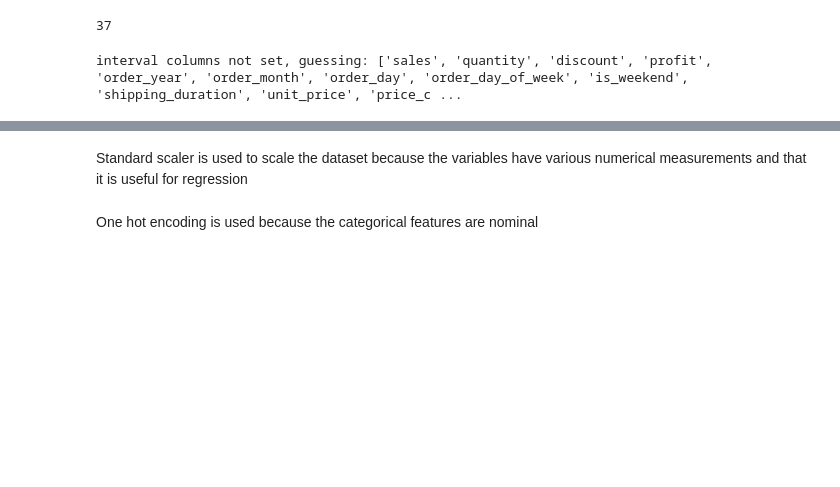
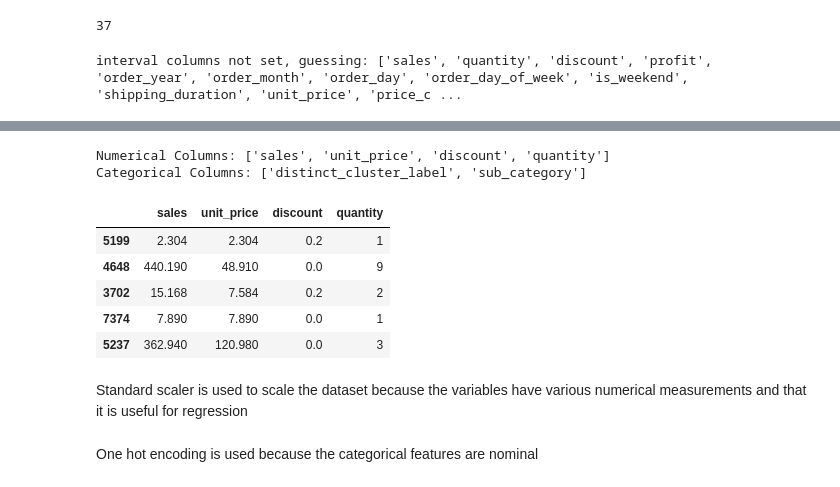
Before and after one commit to FTDS-assignment-bay/p2-final-project-ftds-003-bsd-group-001, a Jupyter notebook: final.ipynb, the cells around one changed output, grey strips where cells are left out. Cells and saved outputs as stored; diff of their text form; code cells hidden in the pictures; blank space fills up the shorter version.

```diff
--- a/final.ipynb
+++ b/final.ipynb
@@ -591,0 +506,23 @@ with open('preprocessor.pkl', 'wb') as file:
+# %%
+n_col = X_train.select_dtypes(include = np.number).columns.tolist()  # select all the number columns and append them to n_col
+c_col = X_train.select_dtypes(include = ['object']).columns.tolist() # select all the object columns and append them to c_col
+print('Numerical Columns:', n_col)
+print('Categorical Columns:', c_col)
+# %% [output]
+Numerical Columns: ['sales', 'unit_price', 'discount', 'quantity']
+Categorical Columns: ['distinct_cluster_label', 'sub_category']
+# %%
+X_train_n = X_train[n_col] #add the values of the columns to the test and train columns
+X_test_n = X_test[n_col]
+
+X_train_c = X_train[c_col]
+X_test_c = X_test[c_col]
+
+X_train_n.head()
+# %% [output]
+|  | sales | unit_price | discount | quantity |
+| 5199 | 2.304 | 2.304 | 0.2 | 1 |
+| 4648 | 440.190 | 48.910 | 0.0 | 9 |
+| 3702 | 15.168 | 7.584 | 0.2 | 2 |
+| 7374 | 7.890 | 7.890 | 0.0 | 1 |
+| 5237 | 362.940 | 120.980 | 0.0 | 3 |
```
Also changed, not shown: parts of 31 cells of this notebook, 22 other files.
